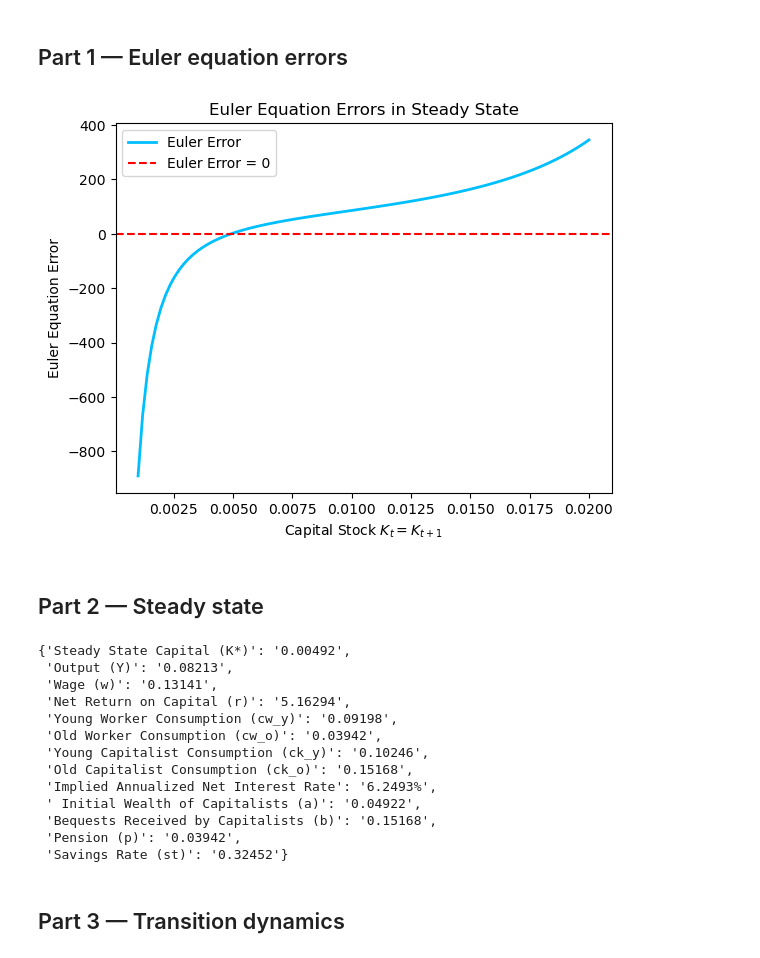
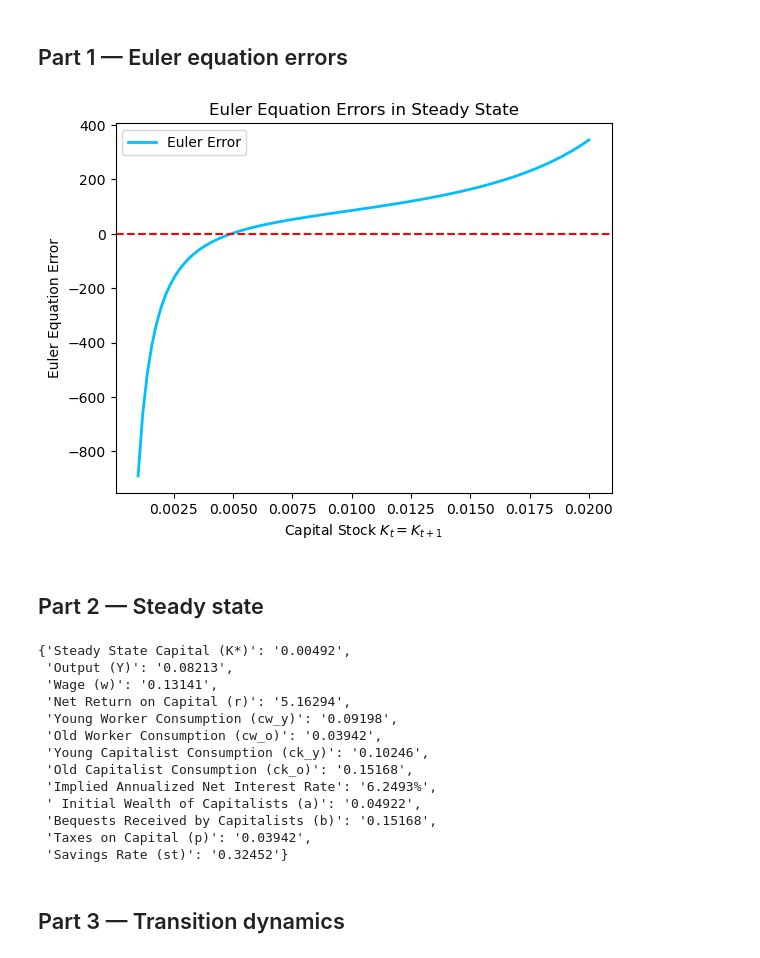
Before and after one commit to magnusbrunsberg/FIE463-V26, a Jupyter notebook: termpapers/tp1/termpaper1.ipynb, the cells around one changed output. Cells and saved outputs as stored; diff of their text form; code cells hidden in the pictures.

```diff
--- a/termpapers/tp1/termpaper1.ipynb
+++ b/termpapers/tp1/termpaper1.ipynb
@@ -75,24 +74,24 @@ def euler_err(K_next, K, par: Parameters):
 # %%
 par = Parameters()
 K_grid = np.linspace(0.001, 0.02, 100) # Proper grid showcasing the relevant range
 errors = [euler_err(K, K, par) for K in K_grid]
 
 # Plotting Euler equation errors
 plt.figure()
 plt.plot(K_grid, errors, label='Euler Error', color='deepskyblue', linewidth=2)
-plt.axhline(0, label='Euler Error = 0', color='red', linestyle='--')
+plt.axhline(0, color='red', linestyle='--')
 plt.xlabel('Capital Stock $K_t = K_{t+1}$')
 plt.ylabel('Euler Equation Error')
 plt.title('Euler Equation Errors in Steady State')
 plt.legend()
 plt.show()
 # %% [output]
-[figure, old version]
+[figure, new version]
 # %% [markdown]
 ## Part 2 — Steady state
 # %%
 @dataclass
-# dataclass to hold all the steady state values for easy access and readability
+# Define a dataclass to hold all the steady state values for easy access and readability
 class SteadyState:
     K: float
     Y: float
@@ -109,7 +108,7 @@ class SteadyState:
     Ta: float
     st: float
 
-def compute_steady_state(par: Parameters, uncertain=False):
+def compute_steady_state(par: Parameters, K_guess=0.01, uncertain=False):
     """
     Computes steady state values using a root-finder to locate the steady-state capital K*.
     """
@@ -140,7 +139,7 @@ def compute_steady_state(par: Parameters, uncertain=False):
     ck_y = b + Ta - a
     ck_o = (1 - par.phi) * (1 - par.tau_a) * (1 + r) * a + Ta
 
-    st = a / (b + Ta) # Savings rate
+    st = a / (b + Ta)
 
     # Validation: goods market clearing check
     C = (par.Nw / 2) * (cw_y + cw_o) + (par.Nk / 2) * (ck_y + ck_o)
@@ -166,7 +165,7 @@ part_2_results = {
     "Implied Annualized Net Interest Rate": f"{annualized_r:.4%}",
     " Initial Wealth of Capitalists (a)": f"{ss_base.a:.5f}",
     "Bequests Received by Capitalists (b)": f"{ss_base.b:.5f}",
-    "Pension (p)": f"{ss_base.p:.5f}",
+    "Taxes on Capital (p)": f"{ss_base.p:.5f}",
     "Savings Rate (st)": f"{ss_base.st:.5f}"
 }
 part_2_results
@@ -182,7 +181,7 @@ part_2_results
  'Implied Annualized Net Interest Rate': '6.2493%',
  ' Initial Wealth of Capitalists (a)': '0.04922',
  'Bequests Received by Capitalists (b)': '0.15168',
- 'Pension (p)': '0.03942',
+ 'Taxes on Capital (p)': '0.03942',
  'Savings Rate (st)': '0.32452'}
 # %% [markdown]
 ## Part 3 — Transition dynamics
```
Also changed, not shown: parts of 15 cells of this notebook.
